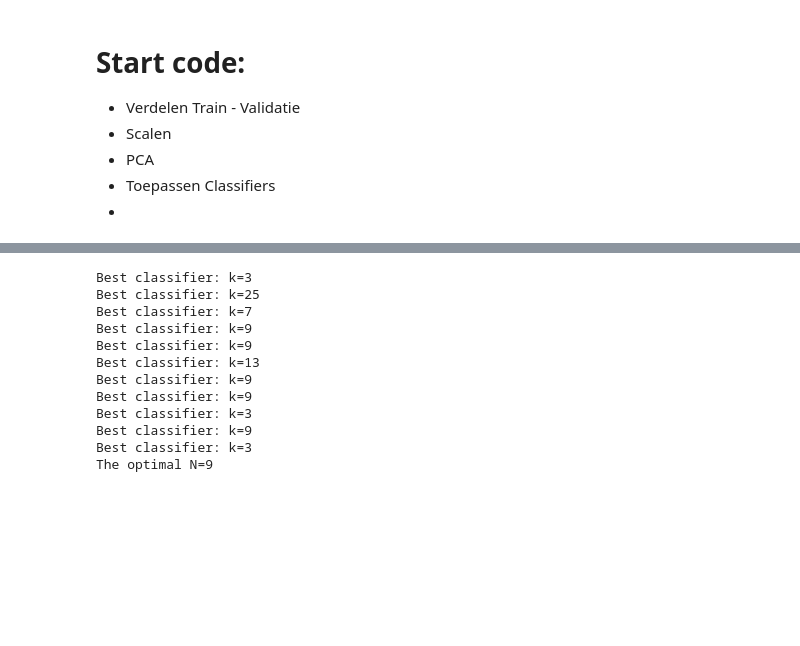
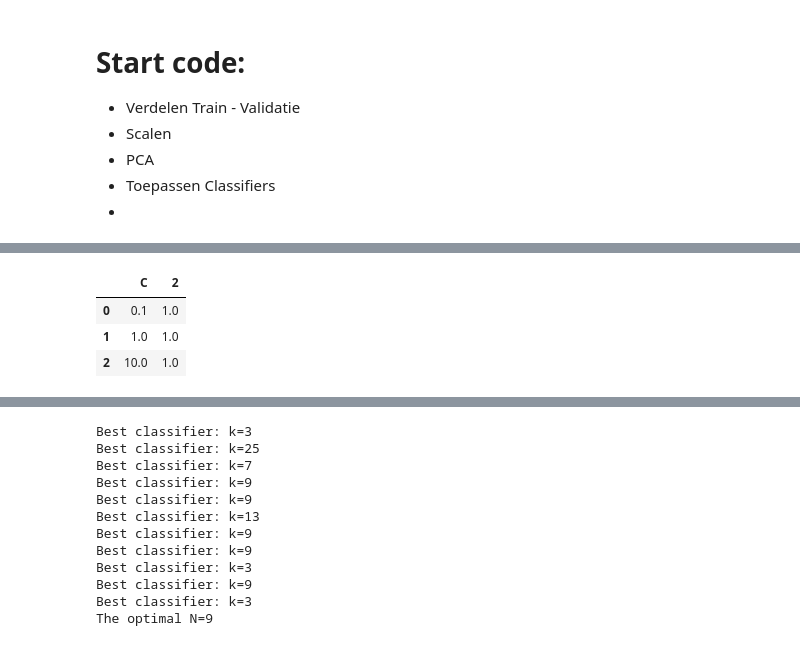
Before and after one commit to BrianvanWinden/TM10007_Group_13, a Jupyter notebook: assignment_tussenfase.ipynb, the cells around one changed output, grey strips where cells are left out. Cells and saved outputs as stored; diff of their text form; code cells hidden in the pictures; blank space fills up the shorter version.

```diff
--- a/assignment_tussenfase.ipynb
+++ b/assignment_tussenfase.ipynb
@@ -291,3 +345,15 @@ TypeError: ignored
+# %%
+# df1 = pd.DataFrame(clf.cv_results_['params'])
+# df1
+
+df1 = pd.DataFrame(clf.cv_results_['params'])
+df1 [num] = pd.DataFrame(clf.cv_results_['mean_train_score'])
+df1
+# %% [output]
+|  | C | 2 |
+| 0 | 0.1 | 1.0 |
+| 1 | 1.0 | 1.0 |
+| 2 | 10.0 | 1.0 |
 # %%
 # # Load data and create classifiers
 
```
Also changed, not shown: parts of 5 cells of this notebook.
